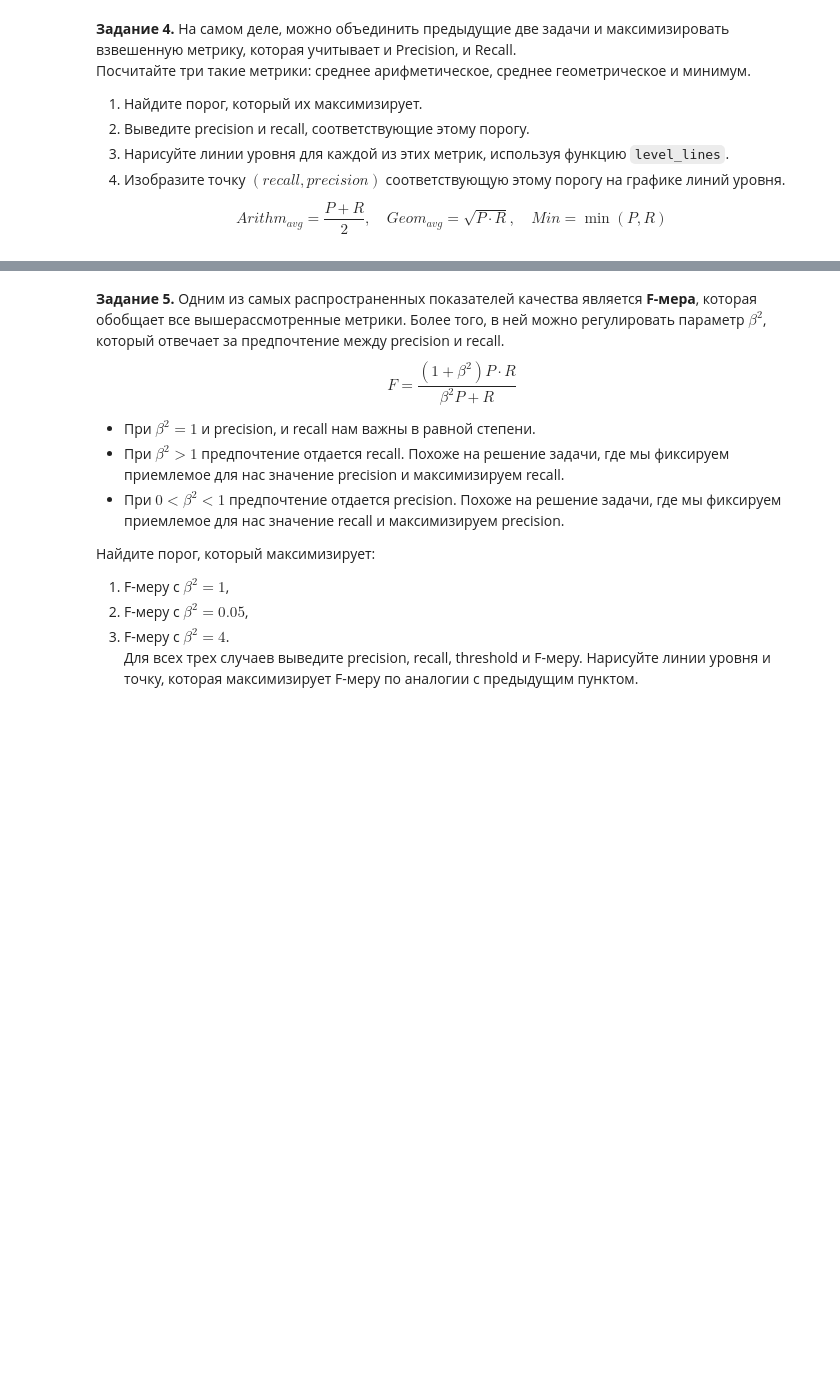
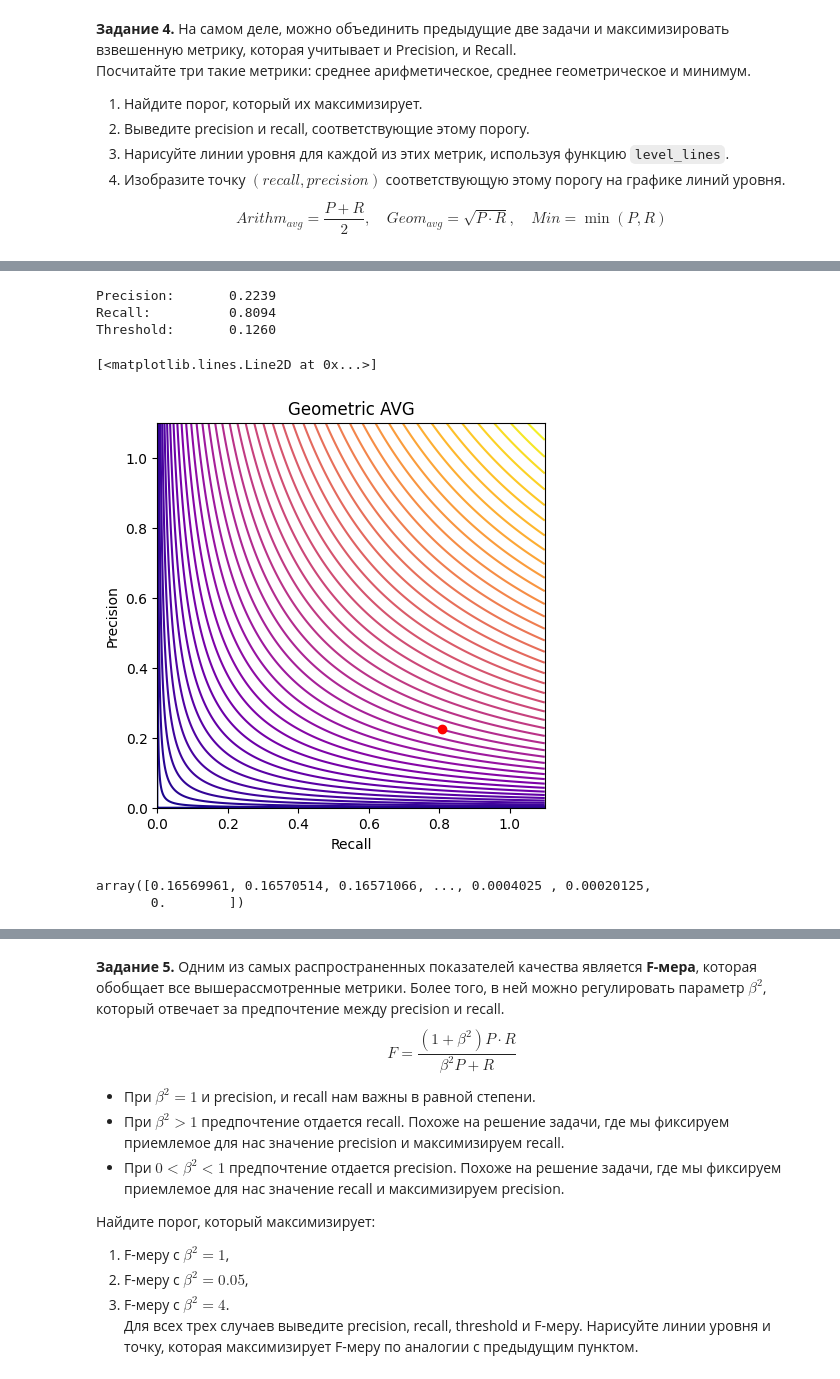
Before and after one commit to faiabolll/kc-startml-e-tarasov, a Jupyter notebook: 1_lesson_11/HW11.ipynb, the cells around one changed output, grey strips where cells are left out. Cells and saved outputs as stored; diff of their text form; code cells hidden in the pictures; blank space fills up the shorter version.

```diff
--- a/1_lesson_11/HW11.ipynb
+++ b/1_lesson_11/HW11.ipynb
@@ -264,0 +271,24 @@ Threshold:       0.02198734808666288
+# %%
+### Повторите для среднего геометрического
+### Your code is here
+metric_func = lambda x, y: (x*y)**0.5
+
+geom_idx = (metric_func(precision, recall)).argmax()
+
+print(f"Precision:\t {precision[geom_idx]:.4f}")
+print(f"Recall: \t {recall[geom_idx]:.4f}")
+print(f"Threshold:\t {thres[geom_idx]:.4f}")
+
+level_lines(metric_func, "Geometric AVG")
+plt.plot(recall[geom_idx], precision[geom_idx], 'ro')
+# %% [output]
+Precision:       0.2239
+Recall:          0.8094
+Threshold:       0.1260
+[<matplotlib.lines.Line2D at 0x...>]
+[figure, added]
+# %%
+np.min([precision, recall], axis=0)
+# %% [output]
+array([0.16569961, 0.16570514, 0.16571066, ..., 0.0004025 , 0.00020125,
+       0.        ])
```
Also changed, not shown: parts of 19 cells of this notebook, 1 other file.
